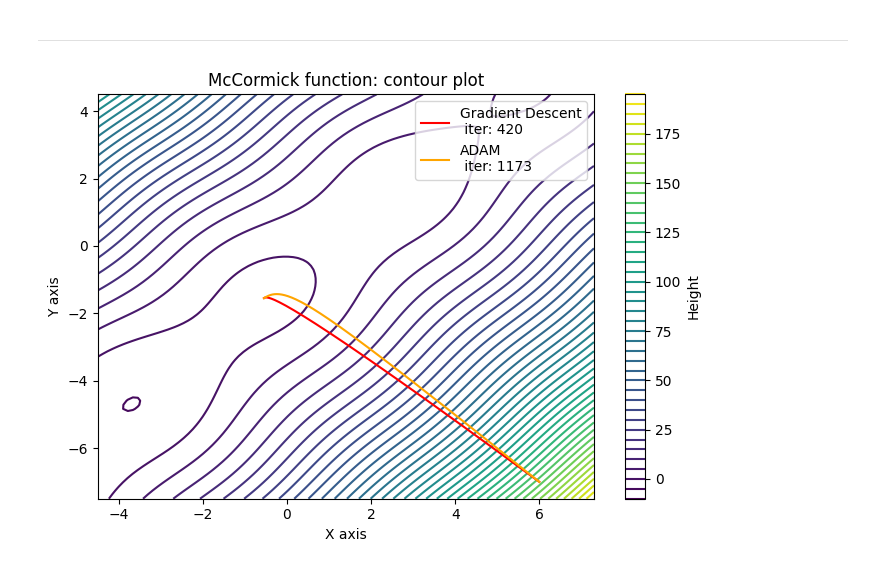
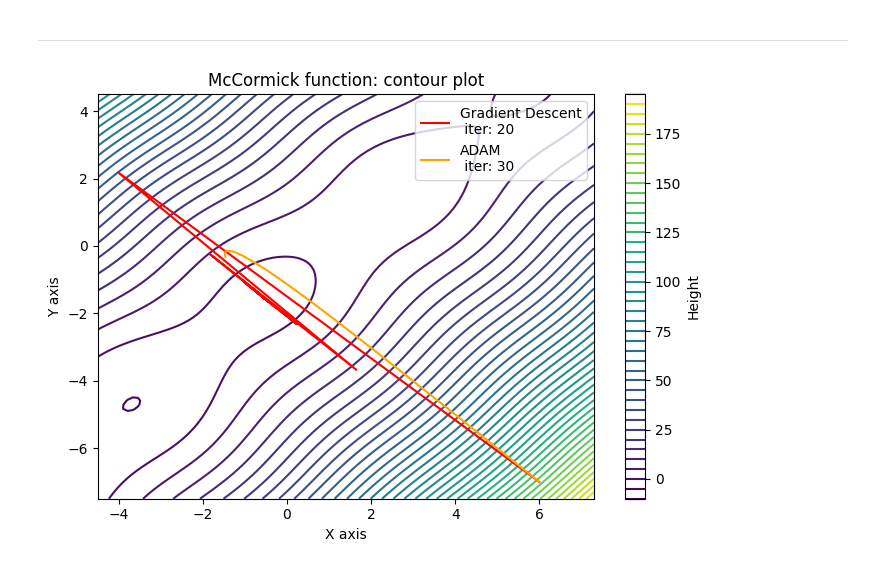
Before and after one commit to jakthehut/ADAM-Optimizer, a Jupyter notebook: visualizations/ADAM_mccormick.ipynb, the cells around one changed output. Drawn from its saved outputs; the diff is of its cells as text; code cells hidden in the pictures.

Commit message:
update visualizations

```diff
--- a/visualizations/ADAM_mccormick.ipynb
+++ b/visualizations/ADAM_mccormick.ipynb
@@ -44,7 +59,23 @@ beta2 = 0.99  # dont change
 beta1 = 0.9  # dont change
 # %%
 # ADAM
-def adam(x, y, learning_rate, num_iterations):
+def adam(x, y, learning_rate, max_iter):
+    """
+    Performs the ADAM optimization algorithm to minimize the function f(x, y).
+
+    Parameters:
+    - x (float): The initial x-coordinate.
+    - y (float): The initial y-coordinate.
+    - learning_rate (float): The learning rate for the optimization.
+    - max_iter (int): The max number of iterations to perform.
+
+    Returns:
+    - x_journey (list): The list of x-coordinates at each iteration.
+    - y_journey (list): The list of y-coordinates at each iteration.
+    - z_journey (list): The list of function values at each iteration.
+    - iter_step (int): The number of iterations performed until convergence.
+
+    """
     z = f(x, y)
 
     # intialize momentum vector
@@ -59,7 +90,7 @@ def adam(x, y, learning_rate, num_iterations):
     z_journey = [z]
 
     iter_step = 0
-    for i in range(num_iterations):
+    for i in range(max_iter):
         xo, yo = x, y
 
         # gradient
@@ -70,7 +101,7 @@ def adam(x, y, learning_rate, num_iterations):
         m_x = beta1 * m_x + (1 - beta1) * dx
         m_y = beta1 * m_y + (1 - beta1) * dy
 
-        # remove bias
+        # remove biasm
         mt_x = m_x / (1 - beta1**(i+1))
         mt_y = m_y / (1 - beta1**(i+1))
 
@@ -92,6 +123,8 @@ def adam(x, y, learning_rate, num_iterations):
         z_journey.append(f(x, y))
 
         iter_step += 1
+
+        # conergence criterium
         if abs(x+0.547)<1e-4:
             break
     return x_journey, y_journey, z_journey, iter_step
@@ -102,34 +135,34 @@ fig, ax = plt.subplots(figsize=(7, 5))
 # intialize x,y,z
 x = np.linspace(-4.5, 7.3, 100)
 y = np.linspace(-7.5, 4.5, 100)
 x, y = np.meshgrid(x, y)
 z = f(x, y)
 
 # Second subplot for 2D contour plot
 contour = ax.contour(x, y, z, levels=40, cmap='viridis')
 ax.set_title('McCormick function: contour plot')
 ax.set_xlabel('X axis')
 ax.set_ylabel('Y axis')
 plt.colorbar(contour, ax=ax, orientation='vertical', label='Height')
 
 # starting point
 xs = 6
 ys = -7
 
 # parameters
-max_iter = 1500
-lr = 0.01 # good default
+max_iter = 30
+lr = 0.4 # learning rate
 
 # Gradient Descent
 x_gd, y_gd, z_gd, iter_steps_gd = gradient_descent(xs, ys, lr, max_iter)
 ax.plot(x_gd, y_gd, color='r', label='Gradient Descent\n iter: {}'.format(iter_steps_gd))
 
-# RMSprop
+# ADAM
 x_adam, y_adam, z_adam,iter_adam = adam(xs, ys, lr, max_iter)
 ax.plot(x_adam, y_adam, color='orange', label='ADAM\n iter: {}'.format(iter_adam))
 
 plt.legend()
 plt.tight_layout()
 plt.show()
 # %% [output]
-[figure, old version]
+[figure, new version]
```
Also changed, not shown: parts of 3 cells of this notebook.
